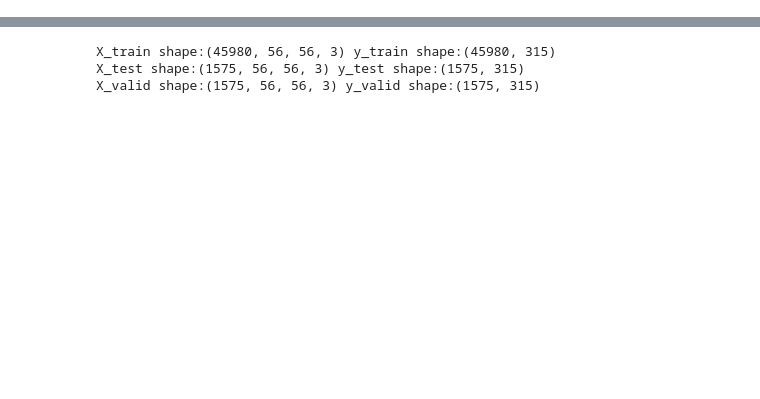
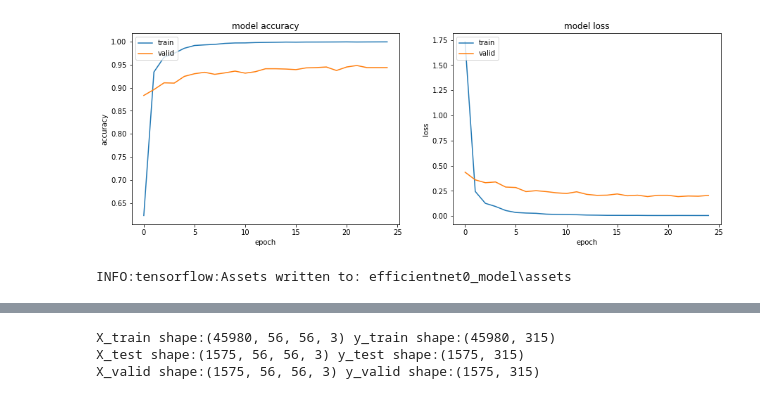
Before and after one commit to izinex/Springboard-Data-Science, a Jupyter notebook: Capstone 3/Notebooks/Untitled.ipynb, the cells around one changed output, grey strips where cells are left out. Drawn from its saved outputs; the diff is of its cells as text; code cells hidden in the pictures; blank space fills up the shorter version.

Commit message:
Completion of notebook 1
All created and finish some models but used .gitignore as they are too large to upload and not necessary for repository

```diff
--- a/Capstone 3/Notebooks/Untitled.ipynb
+++ b/Capstone 3/Notebooks/Untitled.ipynb
@@ -30,0 +56,12 @@ import keras
+# %%
+model_EF = EfficientNetB0(include_top=False, weights='imagenet', input_shape=(224, 224, 3), pooling='max')
+model_EF.trainable = False
+
+
+model = Sequential([model_EF, Flatten(),
+                       Dropout(rate=0.2), layers.BatchNormalization(),
+                       Dense(315, activation='softmax')])
+
+model.compile(optimizer=Adam(1e-4),
+                  loss='categorical_crossentropy',
+                  metrics="accuracy")
@@ -30,0 +91,8 @@ import keras
+# %%
+callback = [EarlyStopping(patience=5, monitor='val_accuracy', restore_best_weights=True),
+            ReduceLROnPlateau(monitor = 'val_loss', patience = 1, factor=0.5, verbose=1)]
+
+model_hist = model.fit(train_generator,
+                            epochs=25,
+                            validation_data=valid_generator,
+                            callbacks=callback)
@@ -30,0 +117,23 @@ import keras
+# %%
+fig, ax = plt.subplots(1,2,figsize=(15,5))
+ax[0].plot(model_hist.history['accuracy'])
+ax[0].plot(model_hist.history['val_accuracy'])
+ax[0].set_title('model accuracy')
+ax[0].set_ylabel('accuracy')
+ax[0].set_xlabel('epoch')
+ax[0].legend(['train', 'valid'], loc='upper left')
+
+
+ax[1].plot(model_hist.history['loss'])
+ax[1].plot(model_hist.history['val_loss'])
+ax[1].set_title('model loss')
+ax[1].set_ylabel('loss')
+ax[1].set_xlabel('epoch')
+ax[1].legend(['train', 'valid'], loc='upper left')
+plt.show()
+# %% [output]
+[figure, added]
+# %%
+model.save('efficientnet0_model')
+# %% [output]
+INFO:tensorflow:Assets written to: efficientnet0_model\assets
```
Also changed, not shown: parts of 52 cells of this notebook, 4 other files.
